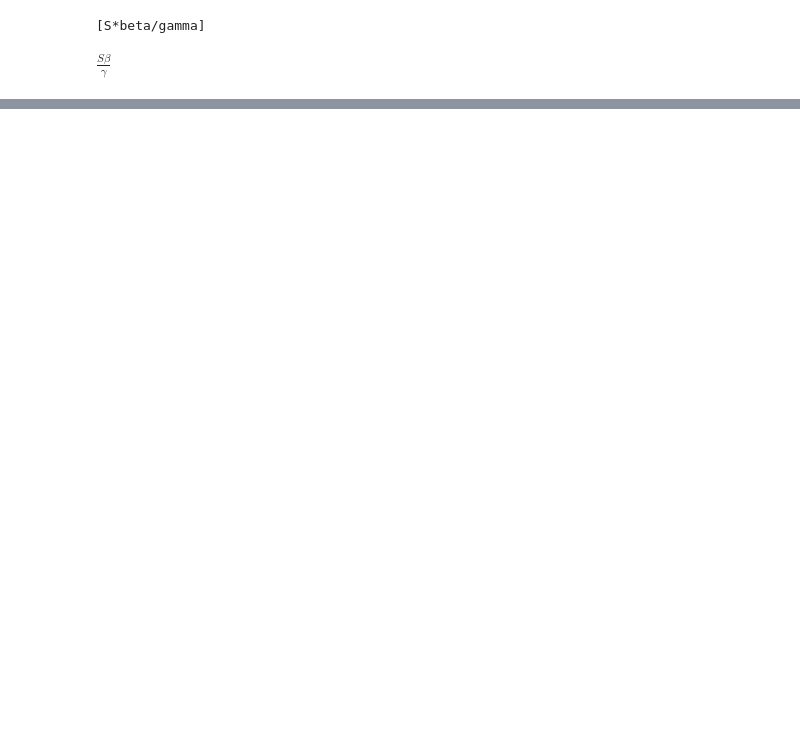
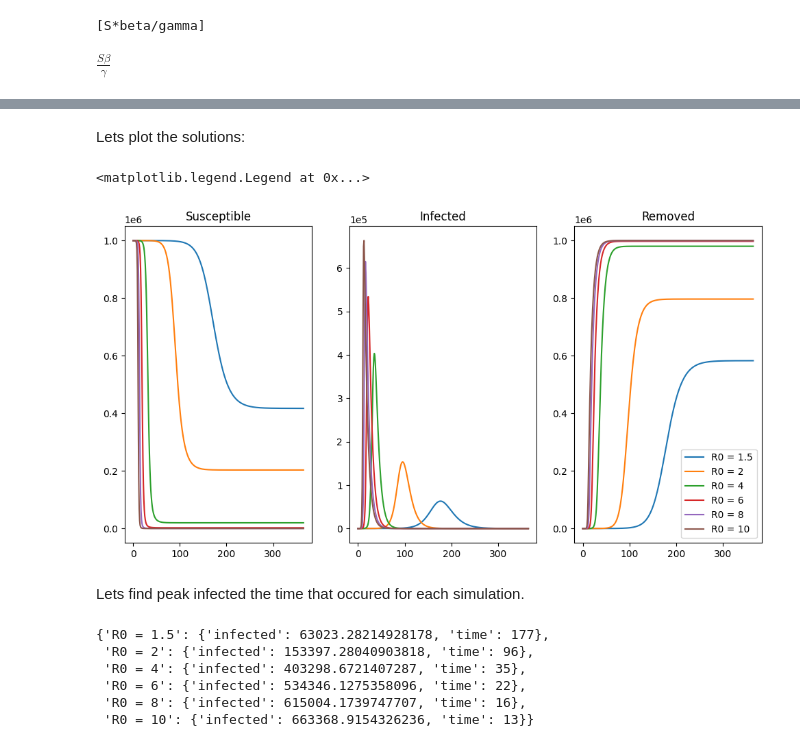
Before and after one commit to m-d-grunnill/Python-and-PyGOM-tuorial, a Jupyter notebook: Python_packages_for_Applied_Maths_and_PyGOM.ipynb, the cells around one changed output, grey strips where cells are left out. Drawn from its saved outputs; the diff is of its cells as text; code cells hidden in the pictures; blank space fills up the shorter version.

```diff
--- a/Python_packages_for_Applied_Maths_and_PyGOM.ipynb
+++ b/Python_packages_for_Applied_Maths_and_PyGOM.ipynb
@@ -270,0 +304,26 @@ Remember that S at time 0 is approximate to our total population (N). Therefore,
+# %%
+# Set up gamma:
+gamma = 1/7
+# set up R0 values
+R0s = [1.5, 2, 4, 6, 8, 10]
+# Setup initial population:
+N = 1000000
+I = 1
+R = 0
+S = N - I - R
+initial_population = [S, I, R]
+
+
+# time
+t = np.arange(0,366,1)
+
+# Assign initial time and population to the model
+model.initial_state = initial_population
+model.initial_time = t[0]
+
+deterministic_solutions = {}
+parameters_dict = {'gamma':gamma}
+for R0 in tqdm(R0s, desc='R_0 value'): # This actually runs pretty quick we may not need the progress bar.
+    parameters_dict['beta'] = beta_from_R0(R0,gamma,N)
+    model.parameters = parameters_dict
+    deterministic_solutions['R0 = ' + str(R0)] = model.integrate(t[1:])
@@ -270,0 +350,36 @@ Remember that S at time 0 is approximate to our total population (N). Therefore,
+# %% [markdown]
+Lets plot the solutions:
+# %%
+plt.rcParams['figure.figsize'] = [12, 6]
+
+fig, (ax1, ax2, ax3) = plt.subplots(1,3)
+for R0 in R0s:
+    key = 'R0 = ' + str(R0)
+    solution = deterministic_solutions[key]
+    ax1.plot(t, solution[:,0], label=key)
+    ax2.plot(t, solution[:,1], label=key)
+    ax3.plot(t, solution[:,2], label=key)
+
+ax1.ticklabel_format(style='sci', axis='y', scilimits=(0,0))
+ax2.ticklabel_format(style='sci', axis='y', scilimits=(0,0))
+ax3.ticklabel_format(style='sci', axis='y', scilimits=(0,0))
+ax1.set_title('Susceptible')
+ax2.set_title('Infected')
+ax3.set_title('Removed')
+ax3.legend()
+# %% [output]
+<matplotlib.legend.Legend at 0x...>
+[figure, added]
+# %% [markdown]
+Lets find peak infected the time that occured for each simulation.
+# %%
+peak_info = {key: {'infected': max(solution[:,1]), 'time': t[np.argmax(solution[:,1])]}
+             for key,solution in deterministic_solutions.items()}
+display(peak_info)
+# %% [output]
+{'R0 = 1.5': {'infected': 63023.28214928178, 'time': 177},
+ 'R0 = 2': {'infected': 153397.28040903818, 'time': 96},
+ 'R0 = 4': {'infected': 403298.6721407287, 'time': 35},
+ 'R0 = 6': {'infected': 534346.1275358096, 'time': 22},
+ 'R0 = 8': {'infected': 615004.1739747707, 'time': 16},
+ 'R0 = 10': {'infected': 663368.9154326236, 'time': 13}}
```
Also changed, not shown: parts of 14 cells of this notebook.
